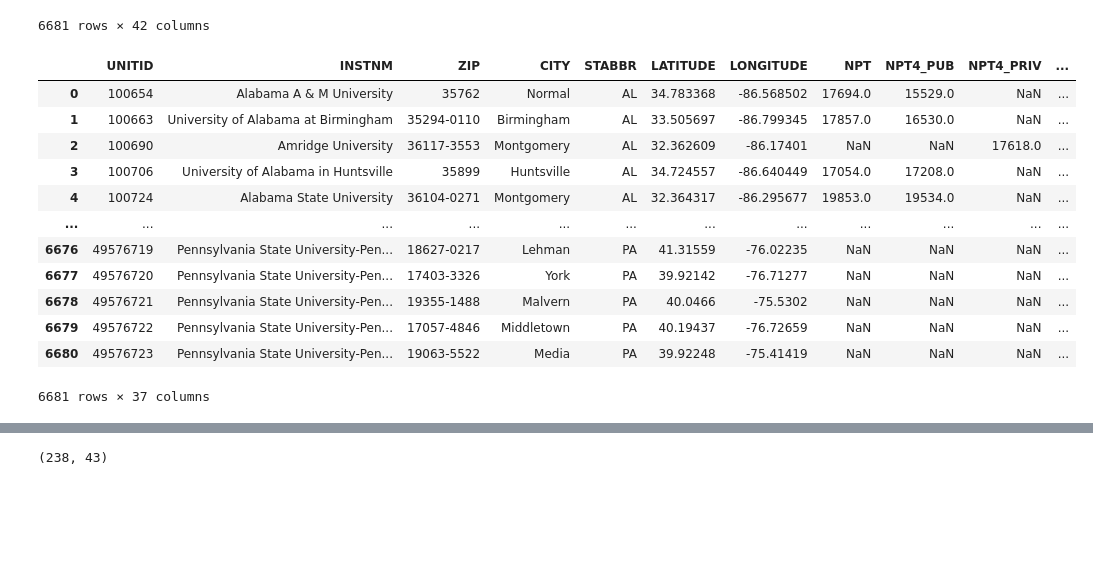
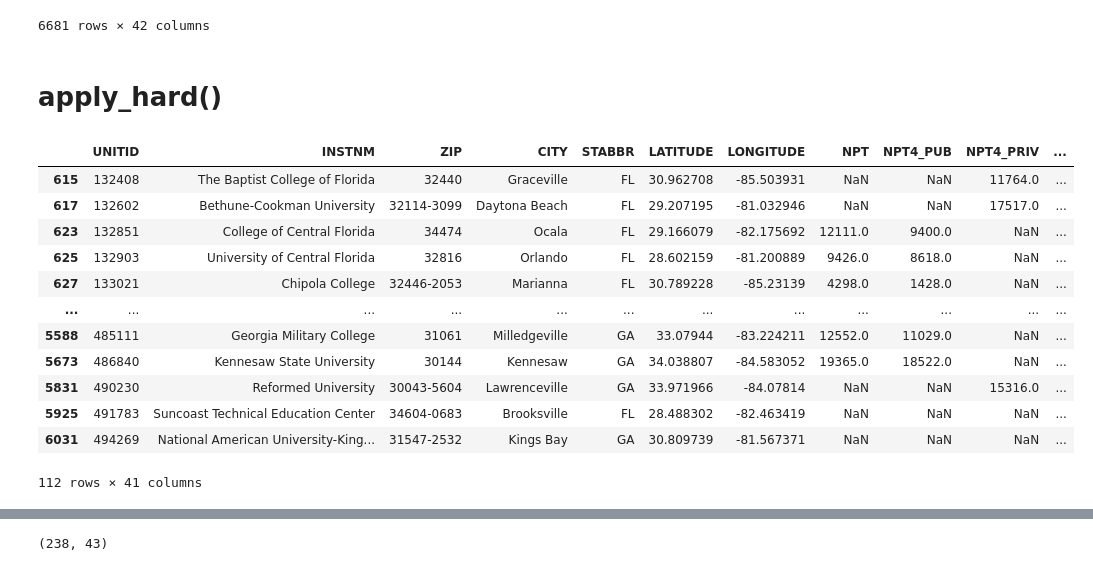
Before and after one commit to MaikKalil/CSE6242Project, a Jupyter notebook: Ranking Algorithm.ipynb, the cells around one changed output, grey strips where cells are left out. Cells and saved outputs as stored; diff of their text form; code cells hidden in the pictures; blank space fills up the shorter version.

Commit message:
rankHandler added. Only functionality missing is applying soft constraints. ranked_results.csv good to use for visualizations

```diff
--- a/Ranking Algorithm.ipynb
+++ b/Ranking Algorithm.ipynb
@@ -94,14 +94,14 @@ pd.read_sql("SELECT name FROM sqlite_master WHERE type='table'",conn)
 # %% [markdown]
 # Read data samples
 # %%
-# with open("sample1.pickle", "rb") as file:
-#     sample1 = pickle.load(file)
-# with open("sample2.pickle", "rb") as file:
-#     sample2 = pickle.load(file)
+with open("sample1.pickle", "rb") as file:
+    sample1 = pickle.load(file)
+with open("sample2.pickle", "rb") as file:
+    sample2 = pickle.load(file)
 with open("sample3.pickle", "rb") as file:
     sample3 = pickle.load(file)
-# with open("sample4.pickle", "rb") as file:
-#     sample4 = pickle.load(file)
+with open("sample4.pickle", "rb") as file:
+    sample4 = pickle.load(file)
 with open("sample5.pickle", "rb") as file:
     sample5 = pickle.load(file)
 # %%
@@ -179,5 +160,5 @@ list(sample1.keys())
 # %%
-data = sample3
+data = sample1
 # %%
 def determine_constraint_type(data_dict):
     hard_list = ['degree','states'] #these features are always hard
@@ -342,7 +312,7 @@ def apply_constraints(data_dict, full_list):
             else:
                 filtered['states'] = 1
         elif constraint == 'cost':
-            if data['types']['val'] == 'Public':
+            if data_dict['types']['val'] == 'Public':
                 if data_dict[constraint]['val'][1] == '1': #if HI 0-$30K
                     filtered = filtered.rename(columns={'NPT41_PUB': 'NPT'}) # To identify the column to display
                     if int(data_dict[constraint]['val'][0]) != 0:
@@ -533,19 +503,43 @@ test
 | 6679 | 49576722 | Pennsylvania State University-Pen... | 17057-4846 | Middletown | PA | 40.19437 | -76.72659 | NaN | NaN | NaN | ... |
 | 6680 | 49576723 | Pennsylvania State University-Pen... | 19063-5522 | Media | PA | 39.92248 | -75.41419 | NaN | NaN | NaN | ... |
 6681 rows × 42 columns
+# %% [markdown]
+# apply_hard()
+# %%
+def apply_hard(base_table,hard_list):
+    accept_thres = len(hard_list)
+    # Transform salary column
+    base_table['salary_selected'] = base_table.apply(
+        lambda row: 'salary3' if row['salary3'] != 0 else 'salary10', axis=1)
+    # Consolidate salary3 and salary10 to simply salary
+    base_table['salary'] = base_table.apply(
+        lambda row: row[row['salary_selected']], axis=1)
+    # Consolidate salary amount columns to 1
+    base_table['salary_amt'] = base_table.apply(
+        lambda row: row['EARN_NE_MDN_3YR'] if row['salary_selected'] == 'salary3' else row['MD_EARN_WNE_P10'], axis=1
+    )
+    base_table['num_hard_met'] = base_table[hard_list].sum(axis=1, skipna=True)
+    filtered = base_table[base_table['num_hard_met'] == accept_thres]
+    del filtered['num_hard_met']
+    del filtered['EARN_NE_MDN_3YR']
+    del filtered['MD_EARN_WNE_P10']
+    del filtered['salary3']
+    del filtered['salary10']
+    return filtered
 # %%
-test
+test2 = apply_hard(test,hard_list)
+test2
 # %% [output]
 |  | UNITID | INSTNM | ZIP | CITY | STABBR | LATITUDE | LONGITUDE | NPT | NPT4_PUB | NPT4_PRIV | ... |
-| 0 | 100654 | Alabama A & M University | 35762 | Normal | AL | 34.783368 | -86.568502 | 17694.0 | 15529.0 | NaN | ... |
-| 1 | 100663 | University of Alabama at Birmingham | 35294-0110 | Birmingham | AL | 33.505697 | -86.799345 | 17857.0 | 16530.0 | NaN | ... |
-| 2 | 100690 | Amridge University | 36117-3553 | Montgomery | AL | 32.362609 | -86.17401 | NaN | NaN | 17618.0 | ... |
-| 3 | 100706 | University of Alabama in Huntsville | 35899 | Huntsville | AL | 34.724557 | -86.640449 | 17054.0 | 17208.0 | NaN | ... |
-| 4 | 100724 | Alabama State University | 36104-0271 | Montgomery | AL | 32.364317 | -86.295677 | 19853.0 | 19534.0 | NaN | ... |
+| 615 | 132408 | The Baptist College of Florida | 32440 | Graceville | FL | 30.962708 | -85.503931 | NaN | NaN | 11764.0 | ... |
+| 617 | 132602 | Bethune-Cookman University | 32114-3099 | Daytona Beach | FL | 29.207195 | -81.032946 | NaN | NaN | 17517.0 | ... |
+| 623 | 132851 | College of Central Florida | 34474 | Ocala | FL | 29.166079 | -82.175692 | 12111.0 | 9400.0 | NaN | ... |
+| 625 | 132903 | University of Central Florida | 32816 | Orlando | FL | 28.602159 | -81.200889 | 9426.0 | 8618.0 | NaN | ... |
+| 627 | 133021 | Chipola College | 32446-2053 | Marianna | FL | 30.789228 | -85.23139 | 4298.0 | 1428.0 | NaN | ... |
 | ... | ... | ... | ... | ... | ... | ... | ... | ... | ... | ... | ... |
-| 6676 | 49576719 | Pennsylvania State University-Pen... | 18627-0217 | Lehman | PA | 41.31559 | -76.02235 | NaN | NaN | NaN | ... |
-| 6677 | 49576720 | Pennsylvania State University-Pen... | 17403-3326 | York | PA | 39.92142 | -76.71277 | NaN | NaN | NaN | ... |
-| 6678 | 49576721 | Pennsylvania State University-Pen... | 19355-1488 | Malvern | PA | 40.0466 | -75.5302 | NaN | NaN | NaN | ... |
-| 6679 | 49576722 | Pennsylvania State University-Pen... | 17057-4846 | Middletown | PA | 40.19437 | -76.72659 | NaN | NaN | NaN | ... |
-| 6680 | 49576723 | Pennsylvania State University-Pen... | 19063-5522 | Media | PA | 39.92248 | -75.41419 | NaN | NaN | NaN | ... |
+| 5588 | 485111 | Georgia Military College | 31061 | Milledgeville | GA | 33.07944 | -83.224211 | 12552.0 | 11029.0 | NaN | ... |
+| 5673 | 486840 | Kennesaw State University | 30144 | Kennesaw | GA | 34.038807 | -84.583052 | 19365.0 | 18522.0 | NaN | ... |
+| 5831 | 490230 | Reformed University | 30043-5604 | Lawrenceville | GA | 33.971966 | -84.07814 | NaN | NaN | 15316.0 | ... |
+| 5925 | 491783 | Suncoast Technical Education Center | 34604-0683 | Brooksville | FL | 28.488302 | -82.463419 | NaN | NaN | NaN | ... |
+| 6031 | 494269 | National American University-King... | 31547-2532 | Kings Bay | GA | 30.809739 | -81.567371 | NaN | NaN | NaN | ... |
-6681 rows × 37 columns
+112 rows × 41 columns
```
Also changed, not shown: parts of 19 cells of this notebook, 3 other files.
